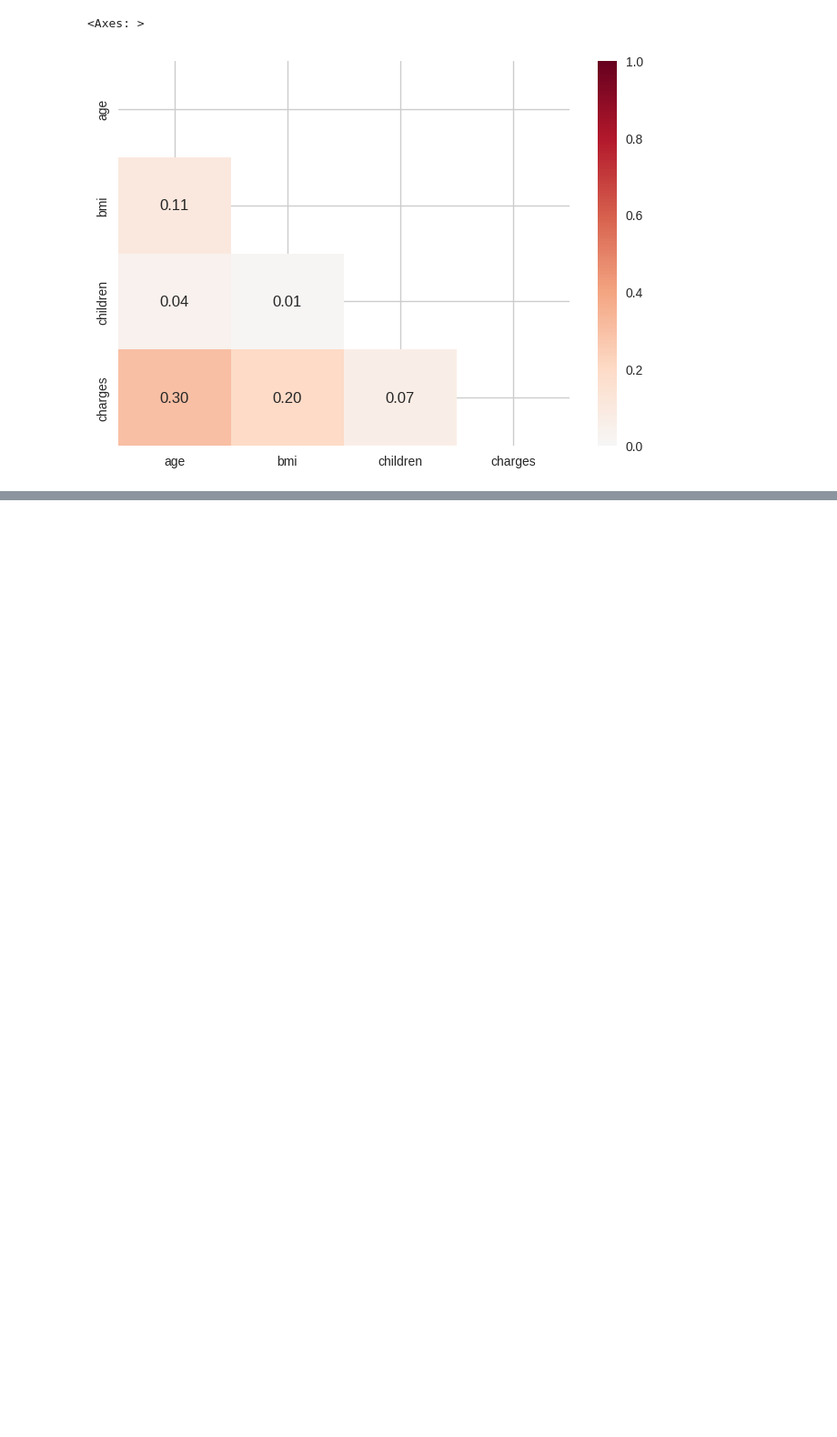
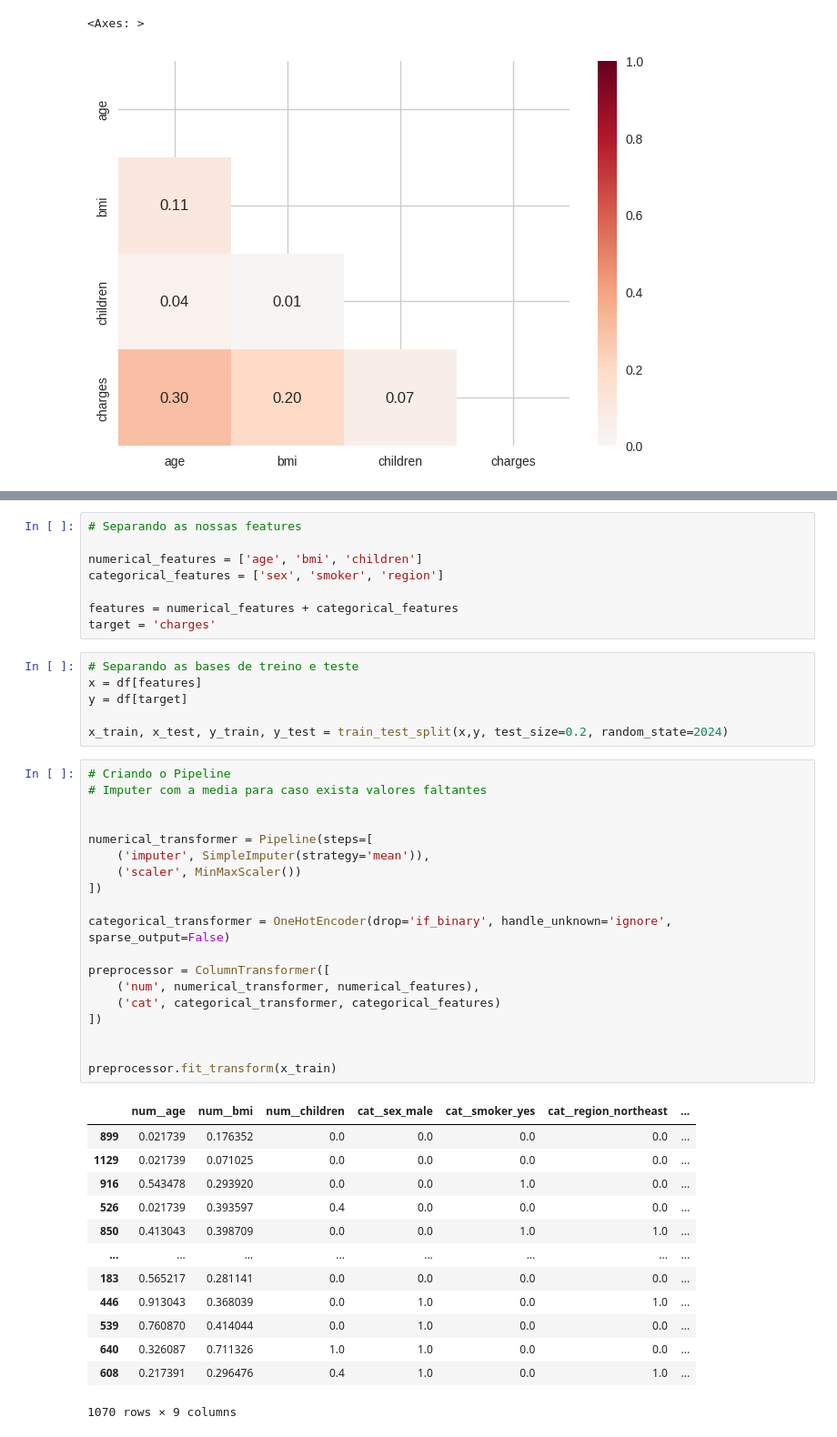
Before and after one commit to GTBelini22/Estudo_Ciencia_de_dados, a Jupyter notebook: Deploy/Pipeline/Inserindo_Produção_insurance.ipynb, the cells around one changed output, grey strips where cells are left out. Shown at 91% size. Drawn from its saved outputs; the diff is of its cells as text; blank space fills up the shorter version.

Commit message:
Montado o Pipeline com a transformação dos dados e a separação das bases, modelo pronto para os modelos de predição

```diff
--- a/Deploy/Pipeline/Inserindo_Produção_insurance.ipynb
+++ b/Deploy/Pipeline/Inserindo_Produção_insurance.ipynb
@@ -125,0 +133,47 @@ sns.heatmap(dfc, annot=True, fmt='.2f', center= 0, vmax =1, vmin=0, cmap='RdBu_r
+# %%
+# Separando as nossas features
+
+numerical_features = ['age', 'bmi', 'children']
+categorical_features = ['sex', 'smoker', 'region']
+
+features = numerical_features + categorical_features
+target = 'charges'
+# %%
+# Separando as bases de treino e teste
+x = df[features]
+y = df[target]
+
+x_train, x_test, y_train, y_test = train_test_split(x,y, test_size=0.2, random_state=2024)
+# %%
+# Criando o Pipeline
+# Imputer com a media para caso exista valores faltantes
+
+
+numerical_transformer = Pipeline(steps=[
+    ('imputer', SimpleImputer(strategy='mean')),
+    ('scaler', MinMaxScaler())
+])
+
+categorical_transformer = OneHotEncoder(drop='if_binary', handle_unknown='ignore', sparse_output=False)
+
+preprocessor = ColumnTransformer([
+    ('num', numerical_transformer, numerical_features),
+    ('cat', categorical_transformer, categorical_features)
+])
+
+
+preprocessor.fit_transform(x_train)
+# %% [output]
+|  | num__age | num__bmi | num__children | cat__sex_male | cat__smoker_yes | cat__region_northeast | ... |
+| 899 | 0.021739 | 0.176352 | 0.0 | 0.0 | 0.0 | 0.0 | ... |
+| 1129 | 0.021739 | 0.071025 | 0.0 | 0.0 | 0.0 | 0.0 | ... |
+| 916 | 0.543478 | 0.293920 | 0.0 | 0.0 | 1.0 | 0.0 | ... |
+| 526 | 0.021739 | 0.393597 | 0.4 | 0.0 | 0.0 | 0.0 | ... |
+| 850 | 0.413043 | 0.398709 | 0.0 | 0.0 | 1.0 | 1.0 | ... |
+| ... | ... | ... | ... | ... | ... | ... | ... |
+| 183 | 0.565217 | 0.281141 | 0.0 | 0.0 | 0.0 | 0.0 | ... |
+| 446 | 0.913043 | 0.368039 | 0.0 | 1.0 | 0.0 | 1.0 | ... |
+| 539 | 0.760870 | 0.414044 | 0.0 | 1.0 | 0.0 | 0.0 | ... |
+| 640 | 0.326087 | 0.711326 | 1.0 | 1.0 | 0.0 | 0.0 | ... |
+| 608 | 0.217391 | 0.296476 | 0.4 | 1.0 | 0.0 | 1.0 | ... |
+1070 rows × 9 columns
```
Also changed, not shown: parts of 2 cells of this notebook.
